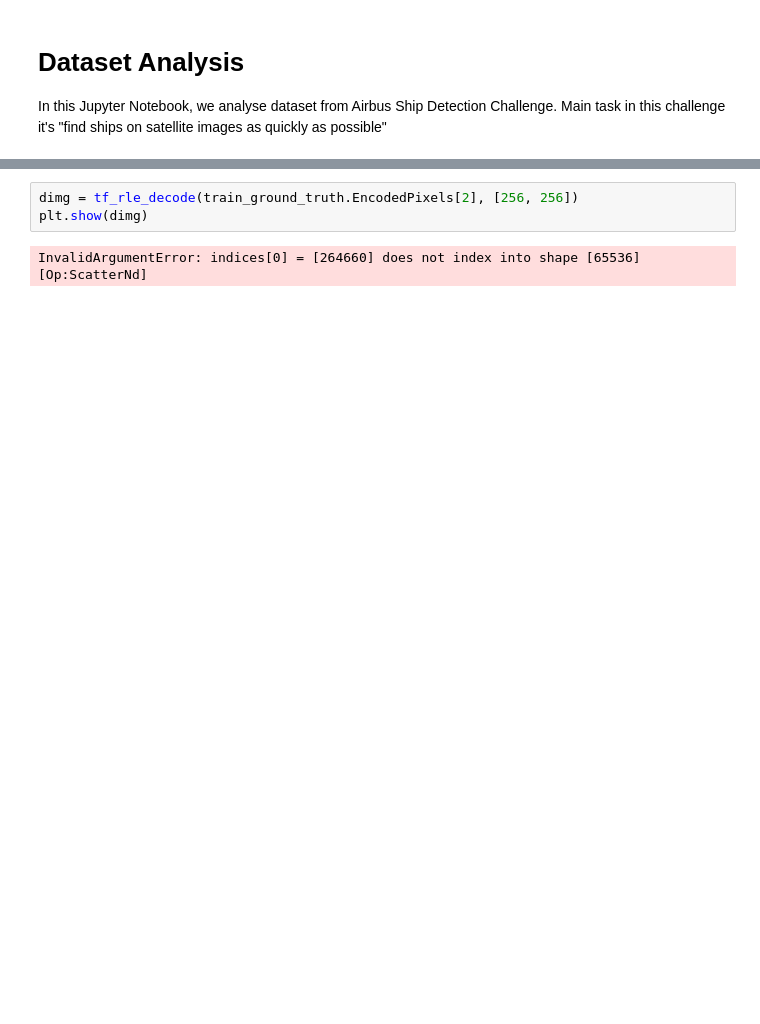
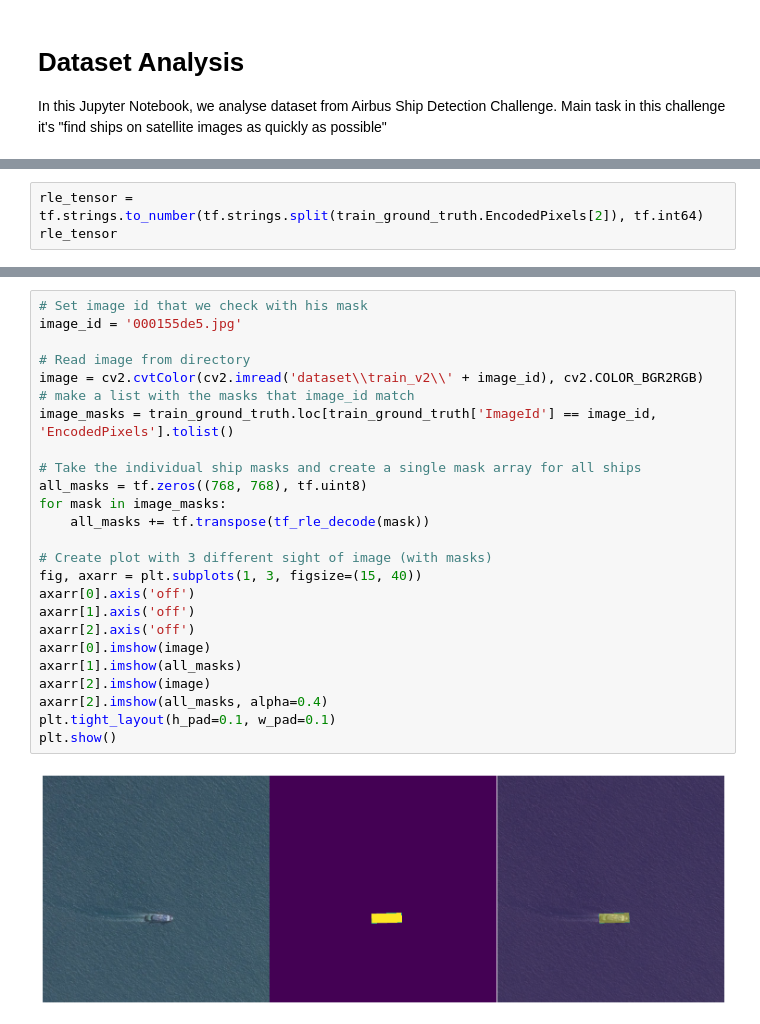
Before and after one commit to lytmercy/asd_challenge, a Jupyter notebook: dataset_analysis.ipynb, the cells around one changed output, grey strips where cells are left out. Drawn from its saved outputs; the diff is of its cells as text; blank space fills up the shorter version.

```diff
--- a/dataset_analysis.ipynb
+++ b/dataset_analysis.ipynb
@@ -66,0 +133,3 @@ train_ground_truth.EncodedPixels[2]
+# %%
+rle_tensor = tf.strings.to_number(tf.strings.split(train_ground_truth.EncodedPixels[2]), tf.int64)
+rle_tensor
@@ -121,5 +217,27 @@ def tf_rle_decode(rle_string, shape=(256, 256)):
-# %%
-dimg = tf_rle_decode(train_ground_truth.EncodedPixels[2], [256, 256])
-plt.show(dimg)
-# %% [output]
-InvalidArgumentError: indices[0] = [264660] does not index into shape [65536] [Op:ScatterNd]
+# %%
+# Set image id that we check with his mask
+image_id = '000155de5.jpg'
+
+# Read image from directory
+image = cv2.cvtColor(cv2.imread('dataset\\train_v2\\' + image_id), cv2.COLOR_BGR2RGB)
+# make a list with the masks that image_id match
+image_masks = train_ground_truth.loc[train_ground_truth['ImageId'] == image_id, 'EncodedPixels'].tolist()
+
+# Take the individual ship masks and create a single mask array for all ships
+all_masks = tf.zeros((768, 768), tf.uint8)
+for mask in image_masks:
+    all_masks += tf.transpose(tf_rle_decode(mask))
+
+# Create plot with 3 different sight of image (with masks)
+fig, axarr = plt.subplots(1, 3, figsize=(15, 40))
+axarr[0].axis('off')
+axarr[1].axis('off')
+axarr[2].axis('off')
+axarr[0].imshow(image)
+axarr[1].imshow(all_masks)
+axarr[2].imshow(image)
+axarr[2].imshow(all_masks, alpha=0.4)
+plt.tight_layout(h_pad=0.1, w_pad=0.1)
+plt.show()
+# %% [output]
+[figure, added]
```
Also changed, not shown: parts of 15 cells of this notebook, 1 other file.
